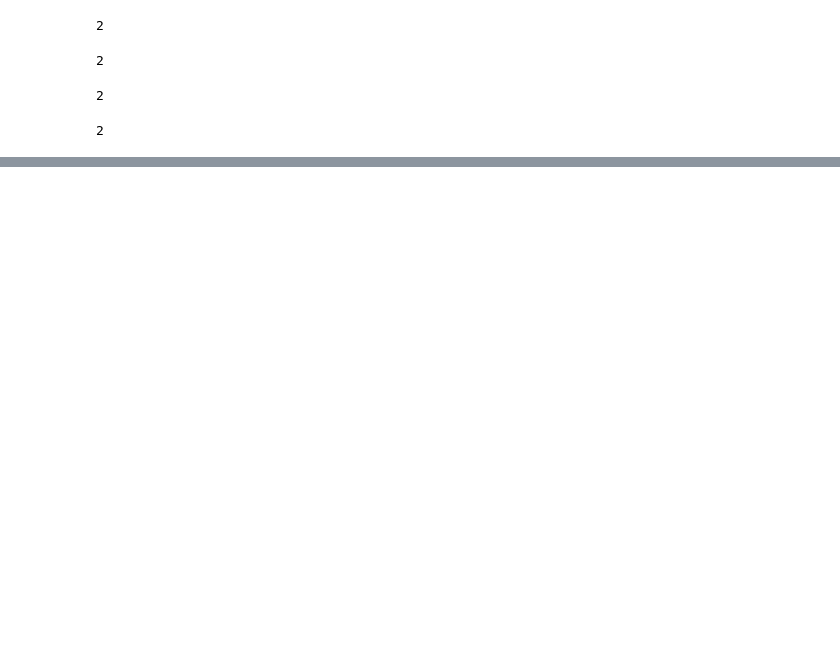
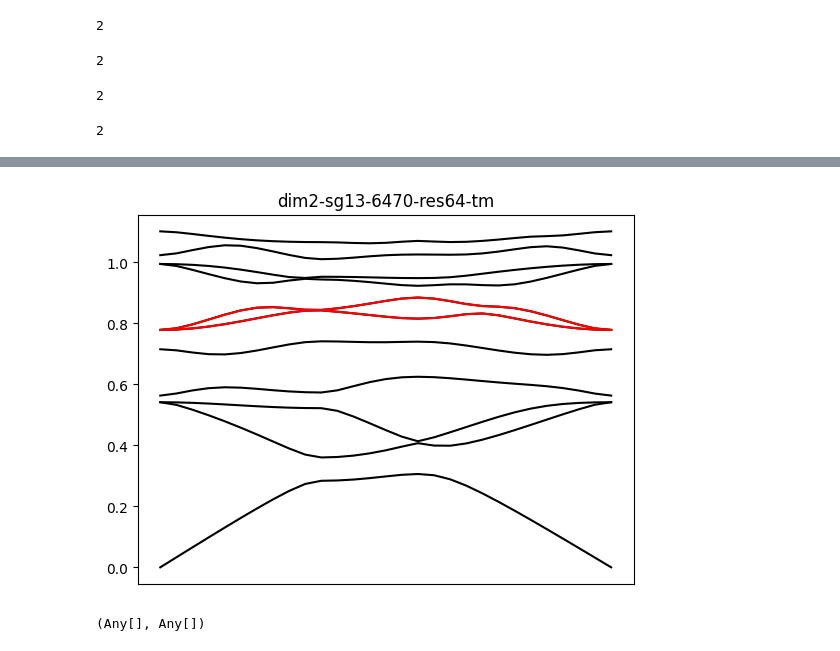
Before and after one commit to AliGhorashiCMT/Topological-Prevalence, a Jupyter notebook: Wilson Loop Analysis.ipynb, the cells around one changed output, grey strips where cells are left out. Saved outputs shown, nothing was run; the diff lists cells and outputs as text; code cells hidden in the pictures; blank space fills up the shorter version.

```diff
--- a/Wilson Loop Analysis.ipynb
+++ b/Wilson Loop Analysis.ipynb
@@ -187,0 +457,10 @@ ks[62:end] = [[0.0, 0.0], [0.0, 0.025], [0.0, 0.05], [0.0, 0.075], [0.0, 0.1], [
+# %%
+band_data = readdlm("./dispersions/output/dim2-sg14-4339-res64-tm-dispersion.out", ',')[:, 6:6+10]
+plot(band_data, color="black")
+plot(band_data[:, 6:7], color="red");
+title("dim2-sg13-6470-res64-tm")
+xticks(Float64[])
+#ylim(0, 0.8)
+# %% [output]
+[figure, added]
+(Any[], Any[])
```
Also changed, not shown: parts of 51 cells of this notebook.
